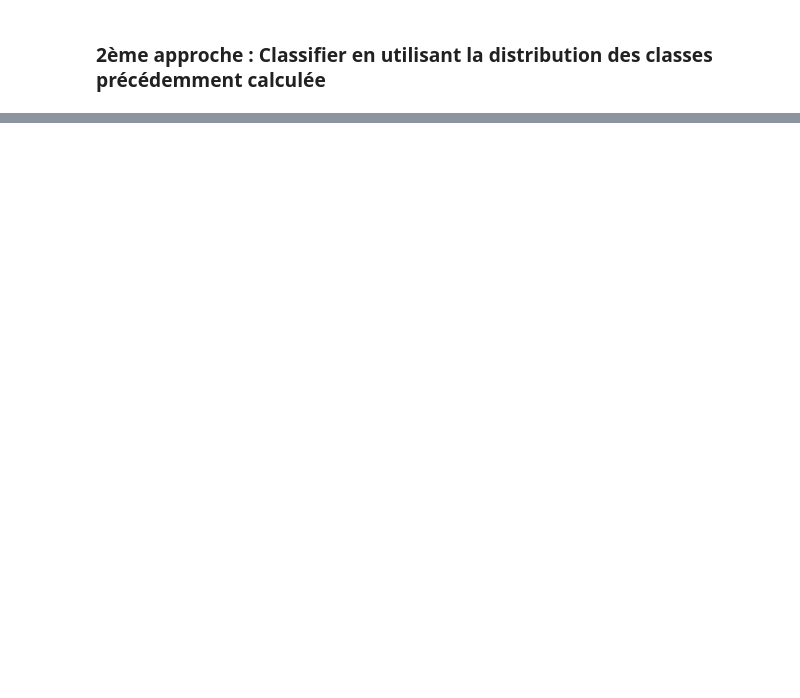
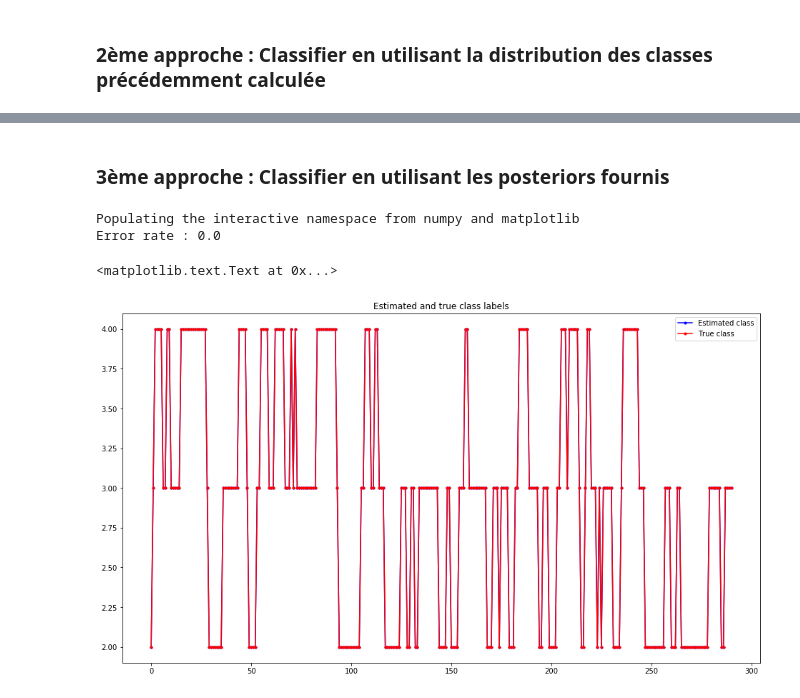
Before and after one commit to gmaze/projet-s5, a Jupyter notebook: projet S5.ipynb, the cells around one changed output, grey strips where cells are left out. Saved outputs shown, nothing was run; the diff lists cells and outputs as text; code cells hidden in the pictures; blank space fills up the shorter version.

```diff
--- a/projet S5.ipynb
+++ b/projet S5.ipynb
@@ -105,0 +117,23 @@ Error rate : 0.5738831615120275
+# %% [markdown]
+### 3ème approche : Classifier en utilisant les posteriors fournis
+# %%
+%pylab inline
+pylab.rcParams['figure.figsize'] = (16.0, 9.0)
+
+for t in range(n):
+    classes[t] = np.argmax(posteriors[t]) + 1
+
+
+error = error_rate(labels, classes)
+print("Error rate : " + str(error))
+
+figure(1)
+plot(range(n), classes, '.-b', label='Estimated class')
+plot(range(n), labels, '.-r', label='True class')
+legend()
+title('Estimated and true class labels')
+# %% [output]
+Populating the interactive namespace from numpy and matplotlib
+Error rate : 0.0
+<matplotlib.text.Text at 0x...>
+[figure, added]
```
Also changed, not shown: parts of 6 cells of this notebook.
